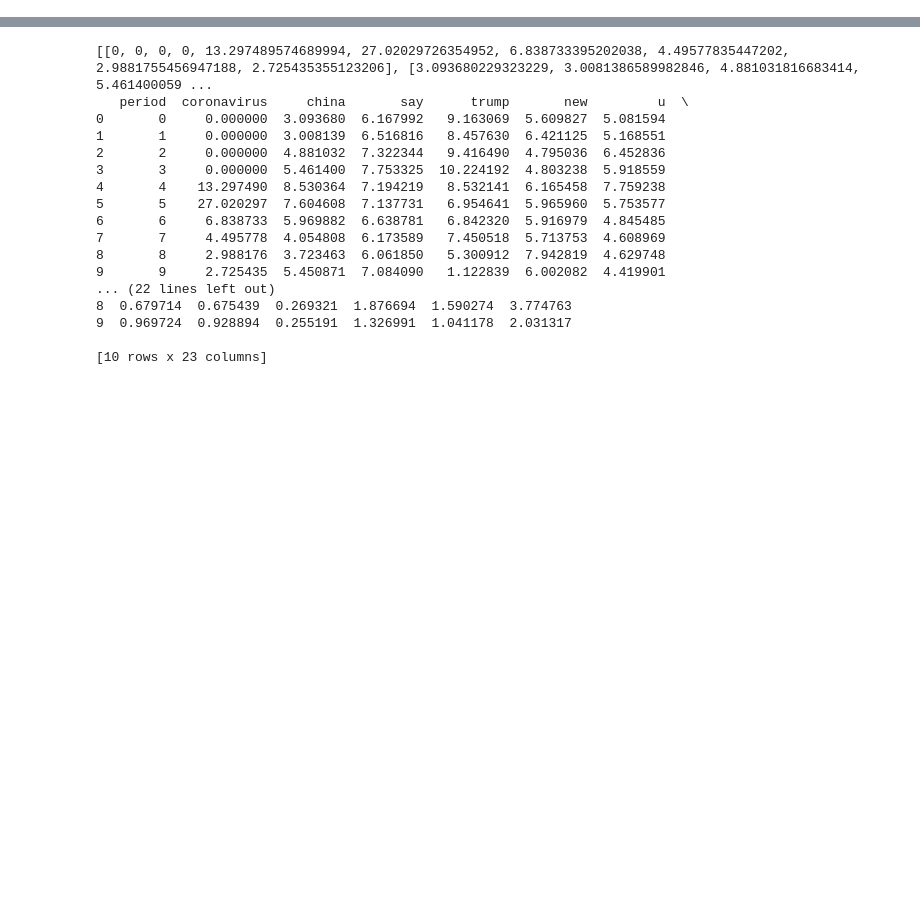
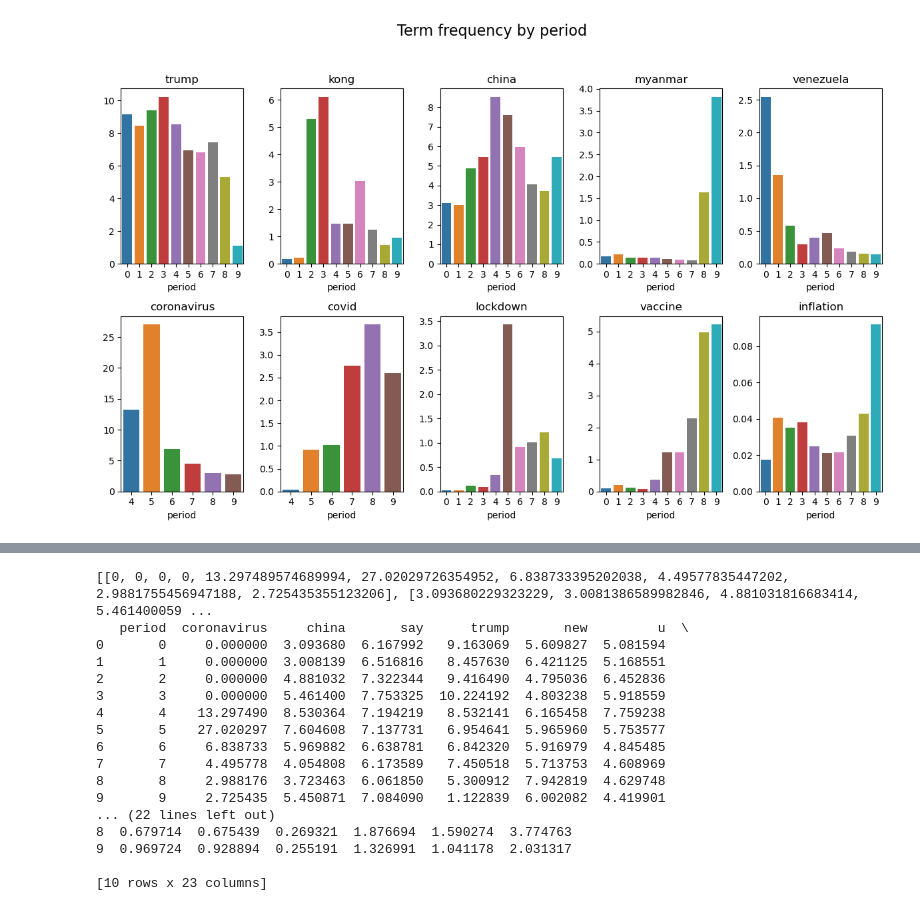
Before and after one commit to rauliacoban/reddit-mining, a Jupyter notebook: reddit.ipynb, the cells around one changed output, grey strips where cells are left out. Cells and saved outputs as stored; diff of their text form; code cells hidden in the pictures; blank space fills up the shorter version.

```diff
--- a/reddit.ipynb
+++ b/reddit.ipynb
@@ -25,0 +288,33 @@ from term_freq import COUNT
+# %%
+topics = [
+        'trump',
+        'kong',
+        'china',
+        'myanmar',
+        'venezuela',
+        'coronavirus',
+        'covid',
+        'lockdown',
+        'vaccine',
+        'inflation',
+    ]
+
+fig, axes = plt.subplots(2, int(COUNT/2), figsize=(12, 8)) # Our figure will be comprised of 2 x 2 subplots
+barplots = []
+for i in range(COUNT):
+    data = df[df['word'] == topics[i]]
+    row = int(i / int(COUNT/2))
+    col = i - row * int(COUNT/2)
+    barplots.append(sns.barplot(x=data['period'], y=data['tf'], ax=axes[row, col]))
+    axes[row, col].set_title(topics[i])
+
+# Set y-axis labels to be more readable
+for ax in axes.flat:
+    ax.set_ylabel('')
+
+# Set overall plot title and adjust spacing
+plt.suptitle('Term frequency by period', fontsize=16)
+plt.tight_layout(rect=[0, 0.03, 1, 0.95])
+plt.show()
+# %% [output]
+[figure, added]
```
Also changed, not shown: parts of 7 cells of this notebook, 6 other files.
